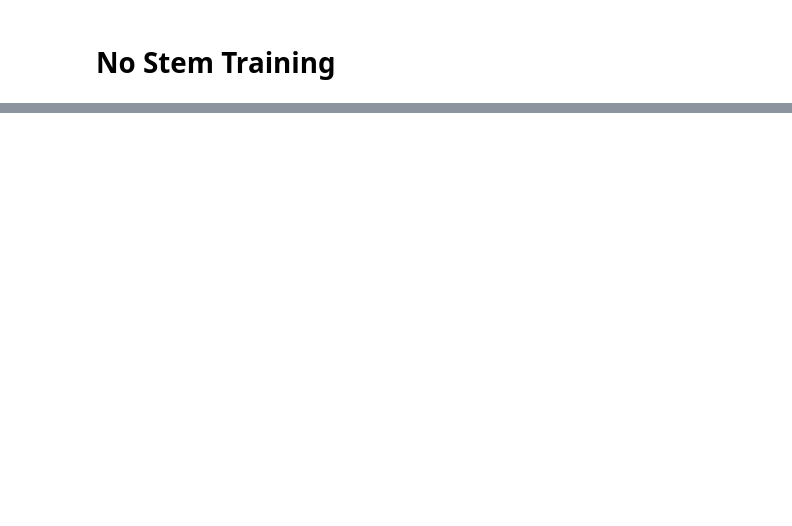
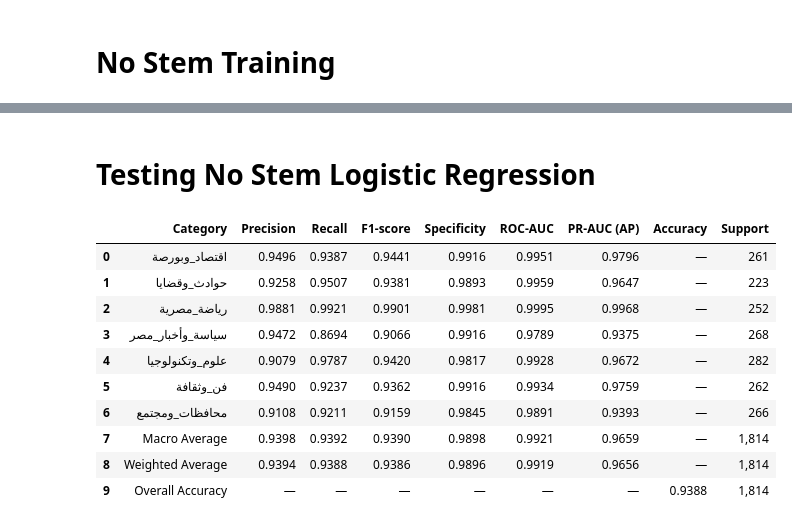
Before and after one commit to abdelhalimyasser/machine-learning-models-2026-fcai-cu, a Jupyter notebook: notebooks/c_text_classification/04_logistic_regression.ipynb, the cells around one changed output, grey strips where cells are left out. Saved outputs shown, nothing was run; the diff lists cells and outputs as text; code cells hidden in the pictures; blank space fills up the shorter version.

Commit message:
feat(logistic regression): trained logistic regression model on the no stem data
Co-authored-by: abdlehalimyasser <abdelhalimyasser88@gmail.com>

```diff
--- a/notebooks/c_text_classification/04_logistic_regression.ipynb
+++ b/notebooks/c_text_classification/04_logistic_regression.ipynb
@@ -33,0 +295,3 @@ df_no_stem = df[['category_label', 'summary_no_stem']].copy()
+# %%
+X_train_final = pd.concat([X_train, X_dev])
+y_train_final = pd.concat([y_train, y_dev])
@@ -33,0 +313,5 @@ df_no_stem = df[['category_label', 'summary_no_stem']].copy()
+# %%
+lr_no_stem_model.fit(
+    X_train_final,
+    y_train_final
+)
@@ -33,0 +363,40 @@ df_no_stem = df[['category_label', 'summary_no_stem']].copy()
+# %% [markdown]
+# Testing No Stem Logistic Regression
+# %%
+lr_no_stem_test_preds = lr_no_stem_model.predict(X_test)
+
+lr_no_stem_test_scores = (
+    lr_no_stem_model.decision_function(X_test)
+)
+
+lr_no_stem_results = get_classification_results(
+    y_true=y_test,
+    y_pred=lr_no_stem_test_preds,
+    decision_scores=lr_no_stem_test_scores,
+    classes=lr_no_stem_model.classes_
+)
+# %%
+display(
+    lr_no_stem_results.style.format({
+        "Precision": "{:.4f}",
+        "Recall": "{:.4f}",
+        "F1-score": "{:.4f}",
+        "Specificity": "{:.4f}",
+        "ROC-AUC": "{:.4f}",
+        "PR-AUC (AP)": "{:.4f}",
+        "Accuracy": "{:.4f}",
+        "Support": "{:,.0f}"
+    }, na_rep="—")
+)
+# %% [output]
+|  | Category | Precision | Recall | F1-score | Specificity | ROC-AUC | PR-AUC (AP) | Accuracy | Support |
+| 0 | اقتصاد_وبورصة | 0.9496 | 0.9387 | 0.9441 | 0.9916 | 0.9951 | 0.9796 | — | 261 |
+| 1 | حوادث_وقضايا | 0.9258 | 0.9507 | 0.9381 | 0.9893 | 0.9959 | 0.9647 | — | 223 |
+| 2 | رياضة_مصرية | 0.9881 | 0.9921 | 0.9901 | 0.9981 | 0.9995 | 0.9968 | — | 252 |
+| 3 | سياسة_وأخبار_مصر | 0.9472 | 0.8694 | 0.9066 | 0.9916 | 0.9789 | 0.9375 | — | 268 |
+| 4 | علوم_وتكنولوجيا | 0.9079 | 0.9787 | 0.9420 | 0.9817 | 0.9928 | 0.9672 | — | 282 |
+| 5 | فن_وثقافة | 0.9490 | 0.9237 | 0.9362 | 0.9916 | 0.9934 | 0.9759 | — | 262 |
+| 6 | محافظات_ومجتمع | 0.9108 | 0.9211 | 0.9159 | 0.9845 | 0.9891 | 0.9393 | — | 266 |
+| 7 | Macro Average | 0.9398 | 0.9392 | 0.9390 | 0.9898 | 0.9921 | 0.9659 | — | 1,814 |
+| 8 | Weighted Average | 0.9394 | 0.9388 | 0.9386 | 0.9896 | 0.9919 | 0.9656 | — | 1,814 |
+| 9 | Overall Accuracy | — | — | — | — | — | — | 0.9388 | 1,814 |
```
Also changed, not shown: parts of 10 cells of this notebook, 1 other file.
